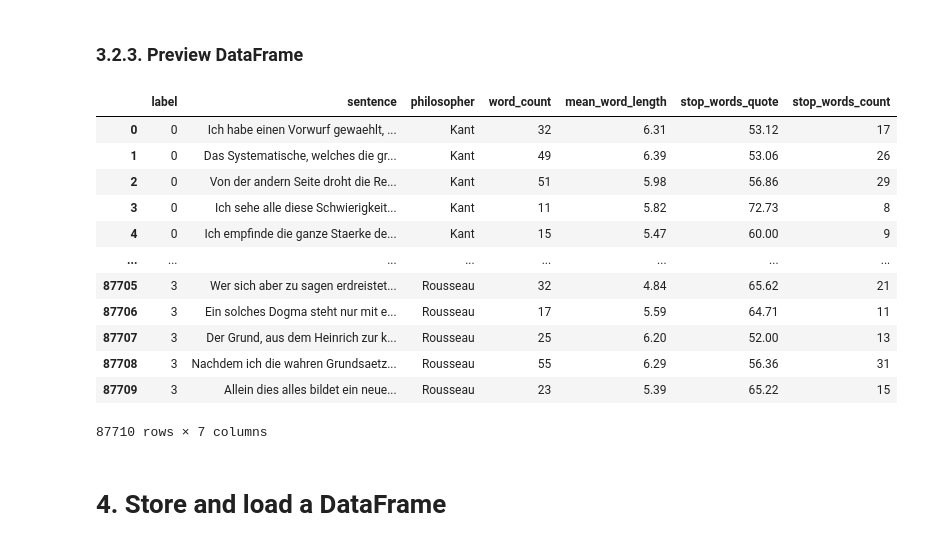
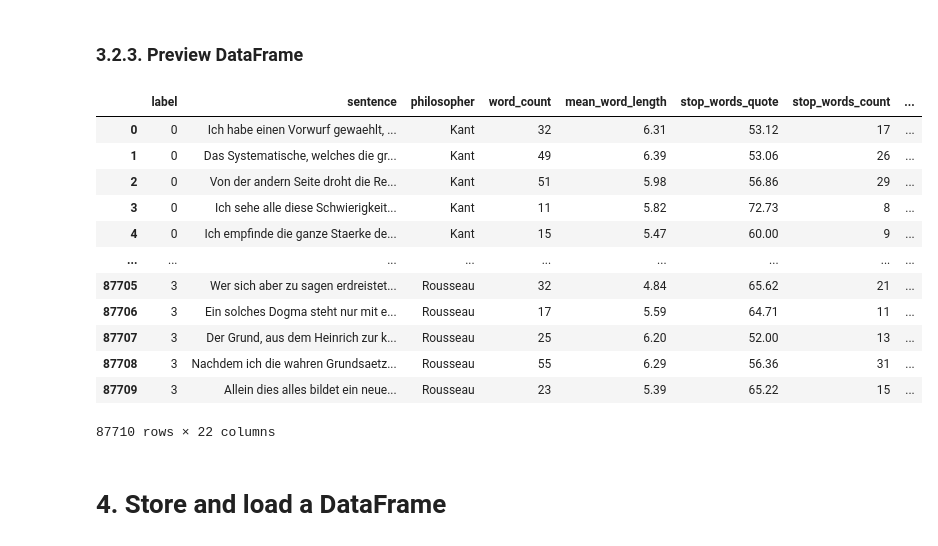
Before and after one commit to chrislemke/nlp-text-classifier, a Jupyter notebook: notebooks/german_philo_text_classifier.ipynb, the cells around one changed output. Saved outputs shown, nothing was run; the diff lists cells and outputs as text; code cells hidden in the pictures.

```diff
--- a/notebooks/german_philo_text_classifier.ipynb
+++ b/notebooks/german_philo_text_classifier.ipynb
@@ -235,22 +229,22 @@ for pos in pos_tags:
   df[f'{pos}_count'] = df['sentence'].map(lambda sen: pos_count(sen, pos))
 # %% [markdown]
 ### 3.2.3. Preview DataFrame
-# %%
-df.head(len(sentences))
-# %% [output]
-|  | label | sentence | philosopher | word_count | mean_word_length | stop_words_quote | stop_words_count |
-| 0 | 0 | Ich habe einen Vorwurf gewaehlt, ... | Kant | 32 | 6.31 | 53.12 | 17 |
-| 1 | 0 | Das Systematische, welches die gr... | Kant | 49 | 6.39 | 53.06 | 26 |
-| 2 | 0 | Von der andern Seite droht die Re... | Kant | 51 | 5.98 | 56.86 | 29 |
-| 3 | 0 | Ich sehe alle diese Schwierigkeit... | Kant | 11 | 5.82 | 72.73 | 8 |
-| 4 | 0 | Ich empfinde die ganze Staerke de... | Kant | 15 | 5.47 | 60.00 | 9 |
-| ... | ... | ... | ... | ... | ... | ... | ... |
-| 87705 | 3 | Wer sich aber zu sagen erdreistet... | Rousseau | 32 | 4.84 | 65.62 | 21 |
-| 87706 | 3 | Ein solches Dogma steht nur mit e... | Rousseau | 17 | 5.59 | 64.71 | 11 |
-| 87707 | 3 | Der Grund, aus dem Heinrich zur k... | Rousseau | 25 | 6.20 | 52.00 | 13 |
-| 87708 | 3 | Nachdem ich die wahren Grundsaetz... | Rousseau | 55 | 6.29 | 56.36 | 31 |
-| 87709 | 3 | Allein dies alles bildet ein neue... | Rousseau | 23 | 5.39 | 65.22 | 15 |
-87710 rows × 7 columns
+# %%
+df.head(df.shape[0])
+# %% [output]
+|  | label | sentence | philosopher | word_count | mean_word_length | stop_words_quote | stop_words_count | ... |
+| 0 | 0 | Ich habe einen Vorwurf gewaehlt, ... | Kant | 32 | 6.31 | 53.12 | 17 | ... |
+| 1 | 0 | Das Systematische, welches die gr... | Kant | 49 | 6.39 | 53.06 | 26 | ... |
+| 2 | 0 | Von der andern Seite droht die Re... | Kant | 51 | 5.98 | 56.86 | 29 | ... |
+| 3 | 0 | Ich sehe alle diese Schwierigkeit... | Kant | 11 | 5.82 | 72.73 | 8 | ... |
+| 4 | 0 | Ich empfinde die ganze Staerke de... | Kant | 15 | 5.47 | 60.00 | 9 | ... |
+| ... | ... | ... | ... | ... | ... | ... | ... | ... |
+| 87705 | 3 | Wer sich aber zu sagen erdreistet... | Rousseau | 32 | 4.84 | 65.62 | 21 | ... |
+| 87706 | 3 | Ein solches Dogma steht nur mit e... | Rousseau | 17 | 5.59 | 64.71 | 11 | ... |
+| 87707 | 3 | Der Grund, aus dem Heinrich zur k... | Rousseau | 25 | 6.20 | 52.00 | 13 | ... |
+| 87708 | 3 | Nachdem ich die wahren Grundsaetz... | Rousseau | 55 | 6.29 | 56.36 | 31 | ... |
+| 87709 | 3 | Allein dies alles bildet ein neue... | Rousseau | 23 | 5.39 | 65.22 | 15 | ... |
+87710 rows × 22 columns
 # %% [markdown]
 # 4. Store and load a DataFrame
 # %% [markdown]
```
Also changed, not shown: parts of 18 cells of this notebook.
